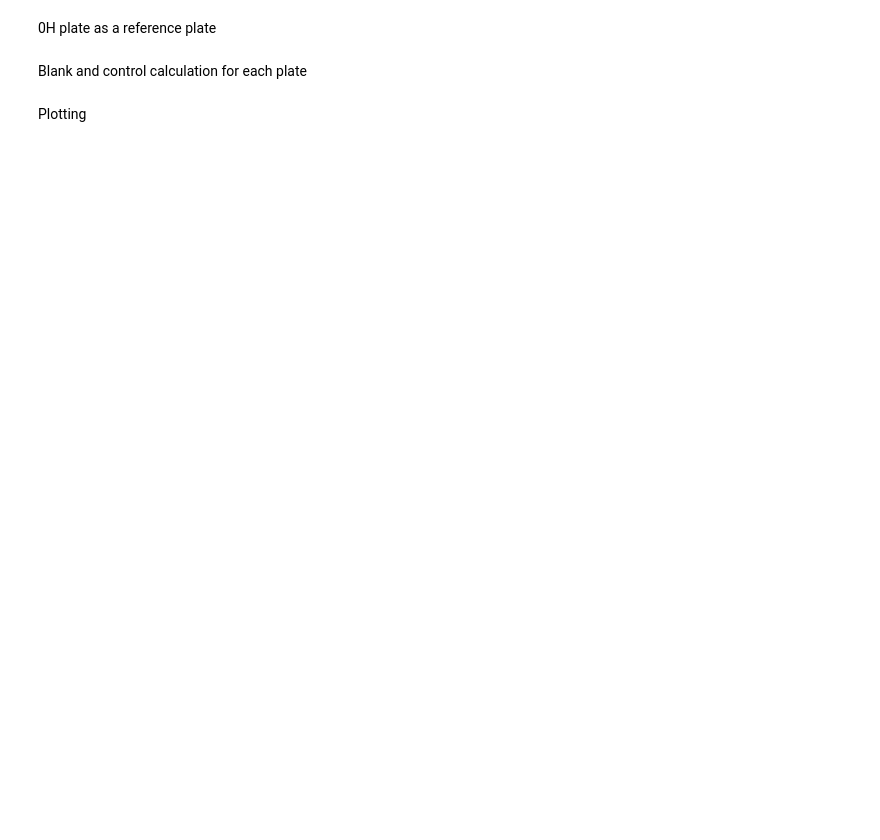
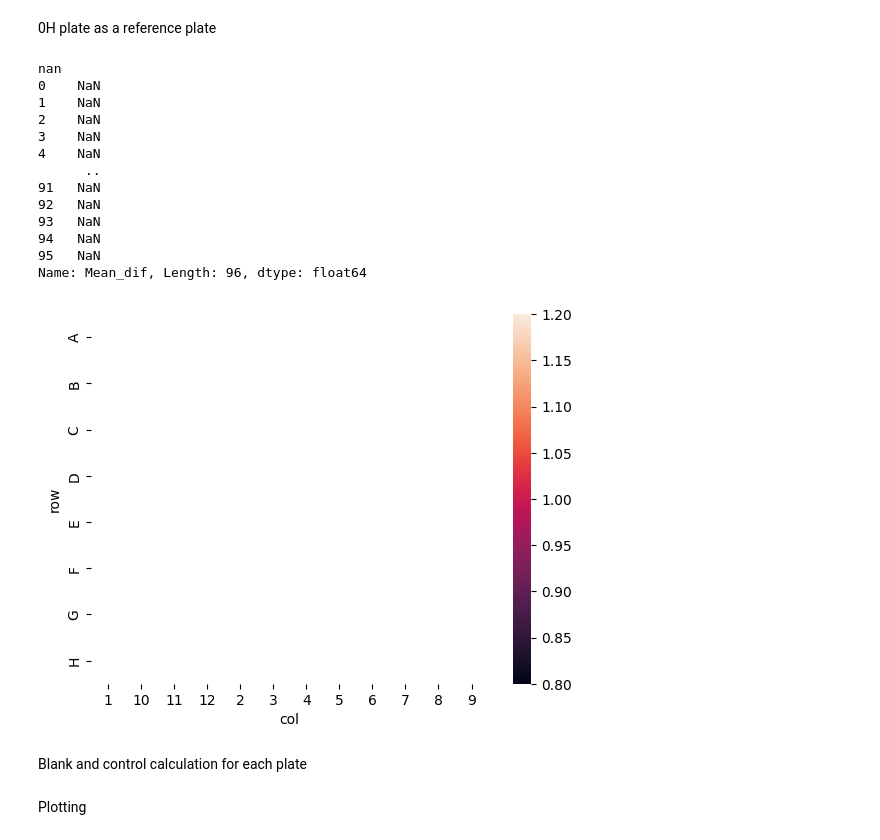
Before and after one commit to arteys/Resazurin_ChemiDoc, a Jupyter notebook: RZ_12_testing_ground_ref_plate.ipynb, the cells around one changed output. Saved outputs shown, nothing was run; the diff lists cells and outputs as text; code cells hidden in the pictures; blank space fills up the shorter version.

```diff
--- a/RZ_12_testing_ground_ref_plate.ipynb
+++ b/RZ_12_testing_ground_ref_plate.ipynb
@@ -142,24 +193,39 @@ sns.heatmap(heatmap_df, linewidth=.5, vmin=0, vmax=None)
 
 # print(reference_plate['Intensity_IntegratedIntensity_OrigGreen'])
 # %%
-p = "2024-07-29 RZ hTERT SPH Slovesnova 0H (Multichannel).tif"
+p = "2024-07-30 RZ RD Belskaya GA-702 dark 0H (Multichannel).tif"
 
 mean = reference_plate[(reference_plate['FileName_RGB'] == p)].loc[:,'Intensity_MeanIntensity_OrigGreen'].mean()
 
 print(mean)
 
 reference_plate['Mean_dif'] = reference_plate['Intensity_MeanIntensity_OrigGreen']/mean
 
 reference_plate['Mean_corr'] = reference_plate['Intensity_MeanIntensity_OrigGreen']/reference_plate['Mean_dif']
 
 print(reference_plate['Mean_dif'])
 
 heatmap_df = reference_plate.pivot(index="row", columns="col", values="Mean_dif")
 
 sns.heatmap(heatmap_df, linewidth=.5, vmax=1.2, vmin=0.80 )
 
 
 plt.show()
+# %% [output]
+nan
+0    NaN
+1    NaN
+2    NaN
+3    NaN
+4    NaN
+      ..
+91   NaN
+92   NaN
+93   NaN
+94   NaN
+95   NaN
+Name: Mean_dif, Length: 96, dtype: float64
+[figure, added]
 # %%
 sample_plate = data_plate[(data_plate['RZ_incubation'] == '24H')].copy().reset_index(drop=True)
 
```
Also changed, not shown: parts of 5 cells of this notebook.
